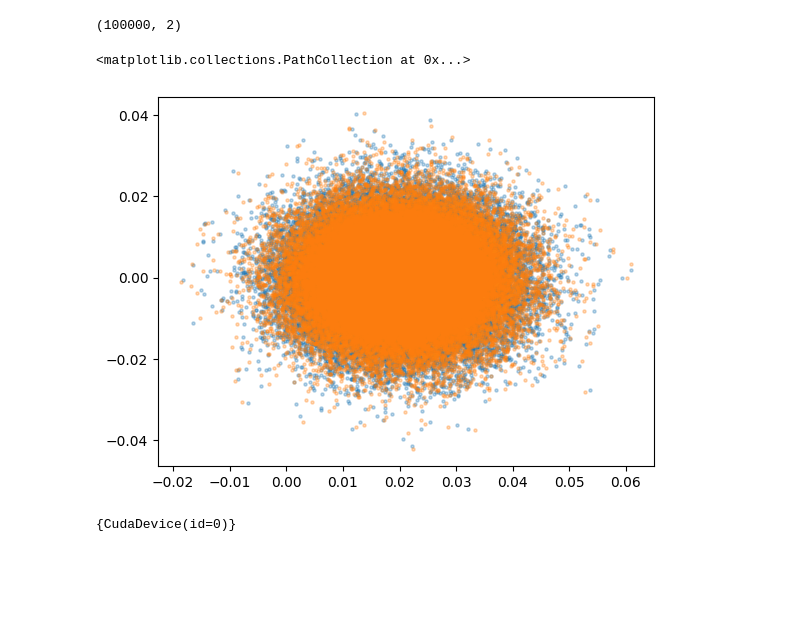
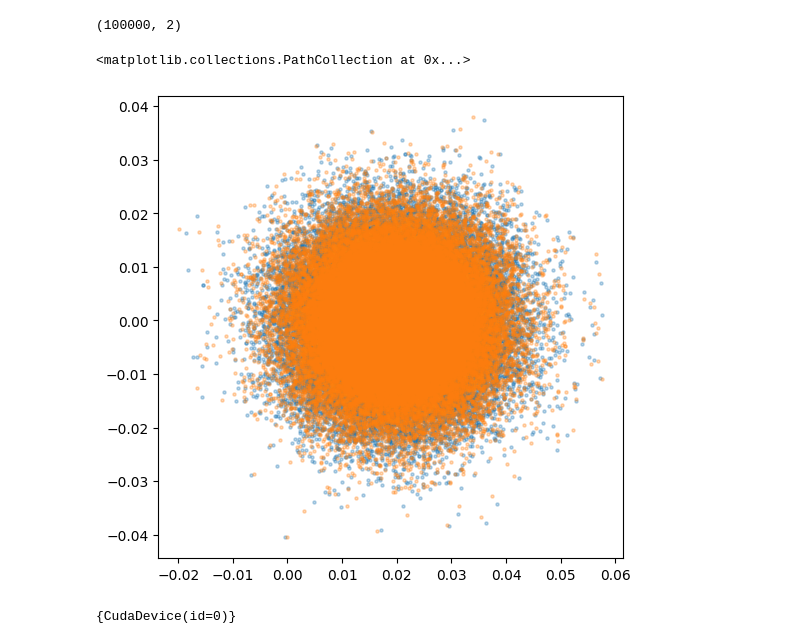
Before and after one commit to LSSTDESC/BPD, a Jupyter notebook: notebooks/is-shear-convergence.ipynb, the cells around one changed output. Drawn from its saved outputs; the diff is of its cells as text; code cells hidden in the pictures; blank space fills up the shorter version.

```diff
--- a/notebooks/is-shear-convergence.ipynb
+++ b/notebooks/is-shear-convergence.ipynb
@@ -538,10 +538,10 @@ plt.legend()
 # %% [markdown]
 ## Get samples
 # %%
-key = jax.device_put(random.key(42), device=GPU)
+key = jax.device_put(random.key(40), device=GPU)
 k1, k2, k3 = random.split(key, 3)
 
-g = 0.02, 0.
+true_g = 0.02, 0.00
 n_gals = int(1e5)
 
 sigma_e = 1e-2
@@ -549,17 +549,18 @@ sigma_m = 1e-3
 # %%
 # get samples
 e_obs, e_sheared, _ = sample_synthetic_sheared_ellips_unclipped(
-k1, g, n=n_gals, sigma_m=sigma_m, sigma_e=sigma_e
+k1, true_g, n=n_gals, sigma_m=sigma_m, sigma_e=sigma_e
 )
 e_obs.shape
 # %% [output]
 (100000, 2)
 # %%
+plt.figure(figsize=(6,6))
 plt.scatter(e_obs[:, 0], e_obs[:, 1], s=5, alpha=0.3)
 plt.scatter(e_sheared[:, 0], e_sheared[:, 1], s=5, alpha=0.3)
 # %% [output]
 <matplotlib.collections.PathCollection at 0x...>
-[figure, old version]
+[figure, new version]
 # %%
 e_obs_gpu = jax.device_put(e_obs, device=GPU)
 e_sheared_gpu = jax.device_put(e_sheared, device=GPU)
```
Also changed, not shown: parts of 9 cells of this notebook.
